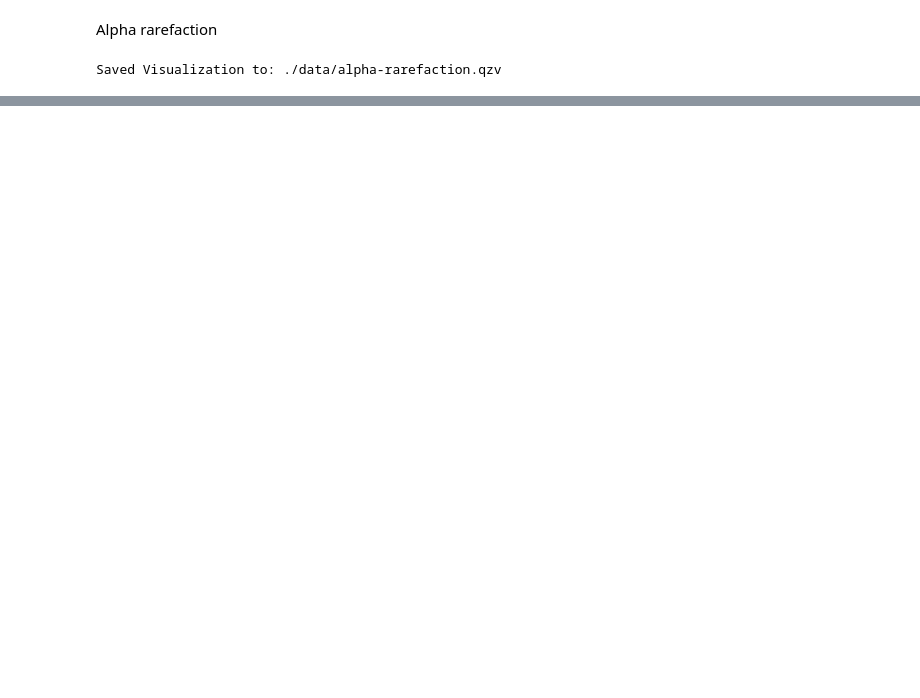
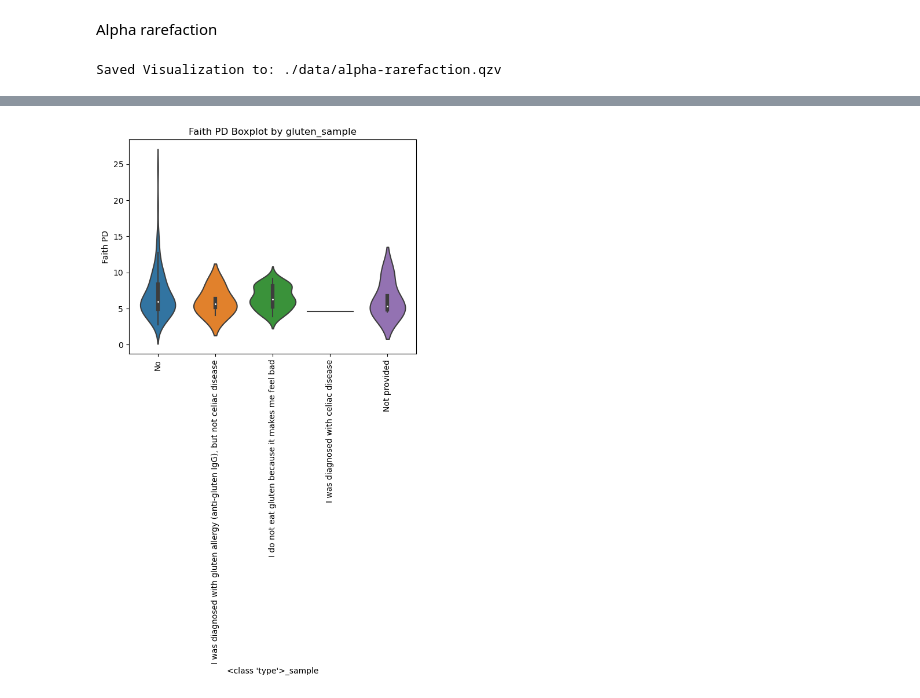
Before and after one commit to JRudyRay/FunGut2, a Jupyter notebook: John/03_sequence_analysis.ipynb, the cells around one changed output, grey strips where cells are left out. Saved outputs shown, nothing was run; the diff lists cells and outputs as text; code cells hidden in the pictures; blank space fills up the shorter version.

```diff
--- a/John/03_sequence_analysis.ipynb
+++ b/John/03_sequence_analysis.ipynb
@@ -124,0 +190,9 @@ Visualization.load('./data/alpha-rarefaction.qzv')
+# %%
+import qiime2 as q2
+types = 'gluten'
+
+div = q2.Artifact.load('./data/core-metrics-results/faith_pd_vector.qza').view(pd.Series)
+md = pd.read_csv('./data/fungut_metadata.tsv', sep='\t', index_col=0)[f'{types}_sample']
+# %%
+# concatenate the series that we provided
+dd = pd.concat([div, md], axis=1, join='inner')
@@ -124,0 +208,13 @@ Visualization.load('./data/alpha-rarefaction.qzv')
+# %%
+# make a boxplot with Faith PD on the y-axis and "sample_type" on the x-axis (hint: look at the "by" parameter)
+import seaborn as sns
+import matplotlib.pyplot as plt
+
+sns.violinplot(x=f'{types}_sample', y = dd.columns[0], data = dd)
+plt.xlabel(f'{type}_sample')
+plt.xticks(rotation = 90)
+plt.ylabel('Faith PD')
+plt.title(f'Faith PD Boxplot by {types}_sample')
+plt.show()
+# %% [output]
+[figure, added]
```
Also changed, not shown: parts of 6 cells of this notebook, 2 other files.
